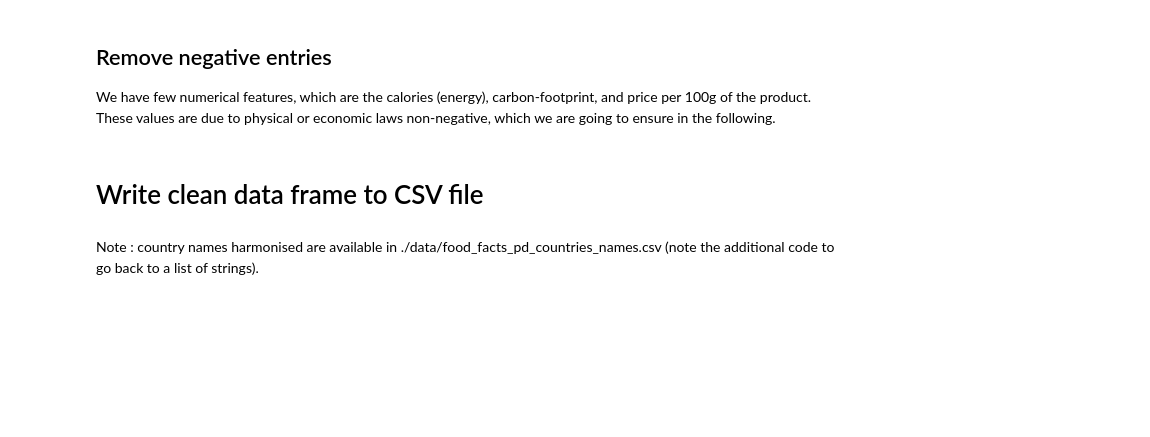
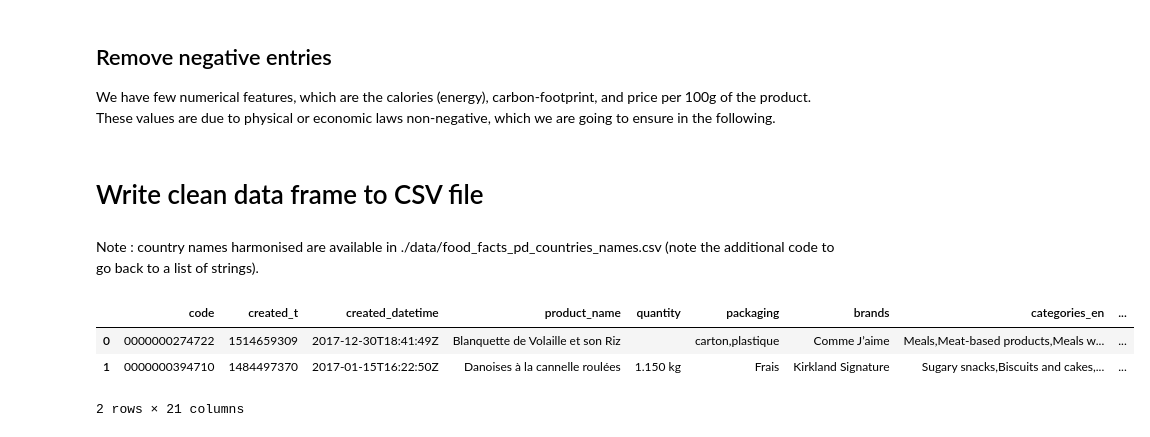
Before and after one commit to RedHotDataProject/Project_ADA, a Jupyter notebook: Open Food Facts - Cleanse data.ipynb, the cells around one changed output. Cells and saved outputs as stored; diff of their text form; code cells hidden in the pictures; blank space fills up the shorter version.

```diff
--- a/Open Food Facts - Cleanse data.ipynb
+++ b/Open Food Facts - Cleanse data.ipynb
@@ -247,23 +308,32 @@ Note : country names harmonised are available in ./data/food_facts_pd_countries_
 # %%
 # Apply country name filter
 
 countries_names= pd.read_csv("./data/food_facts_pd_countries_names.csv")
 countries_names.origins_cleaned = \
                         countries_names.origins_cleaned.apply(lambda l: cleanse.read(l))
 
 countries_names.manufacturing_place_cleaned = \
                         countries_names.manufacturing_place_cleaned.apply(lambda l: cleanse.read(l))
 
 countries_names.purchase_places_cleaned = \
                         countries_names.purchase_places_cleaned.apply(lambda l: cleanse.read(l))
 
-food_facts_pd = food_facts_pd.drop(['origins', 'manufacturing_places', 'countries_en',\
-                                   'origins_tags', 'manufacturing_places_tags','purchase_places'], \
+food_facts_pd = food_facts_pd.drop(['origins',
+                                    'manufacturing_places',
+                                    'countries_en',
+                                   'origins_tags',
+                                    'manufacturing_places_tags',
+                                    'purchase_places'], \
                                     axis=1)
 
 food_facts_pd['origins_cleaned'] = countries_names.origins_cleaned
 food_facts_pd['manufacturing_place_cleaned'] = countries_names.manufacturing_place_cleaned
 food_facts_pd['purchase_places_cleaned'] = countries_names.purchase_places_cleaned
 food_facts_pd.head(2)
+# %% [output]
+|  | code | created_t | created_datetime | product_name | quantity | packaging | brands | categories_en | ... |
+| 0 | 0000000274722 | 1514659309 | 2017-12-30T18:41:49Z | Blanquette de Volaille et son Riz |  | carton,plastique | Comme J’aime | Meals,Meat-based products,Meals w... | ... |
+| 1 | 0000000394710 | 1484497370 | 2017-01-15T16:22:50Z | Danoises à la cannelle roulées | 1.150 kg | Frais | Kirkland Signature | Sugary snacks,Biscuits and cakes,... | ... |
+2 rows × 21 columns
 # %%
 food_facts_pd.origins_cleaned.isnull().any().any()
```
Also changed, not shown: parts of 23 cells of this notebook, 2 other files.
